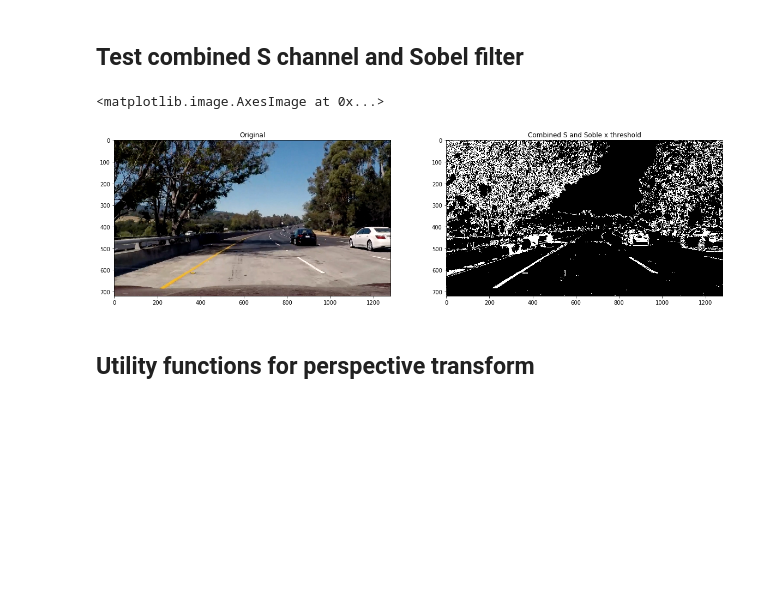
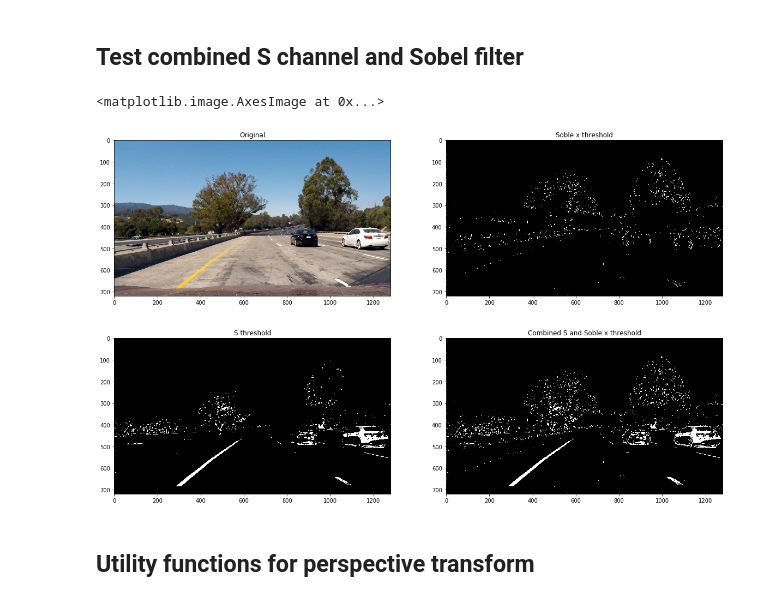
Before and after one commit to lubert/CarND-Advanced-Lane-Lines, a Jupyter notebook: Advanced Lane Detection.ipynb, the cells around one changed output. Drawn from its saved outputs; the diff is of its cells as text; code cells hidden in the pictures; blank space fills up the shorter version.

```diff
--- a/Advanced Lane Detection.ipynb
+++ b/Advanced Lane Detection.ipynb
@@ -89,9 +89,9 @@ def s_select(img, thresh=(150, 255)):
     binary[(S > thresh[0]) & (S <= thresh[1])] = 1
     return binary
 
-def sobel_select(img, thresh=(20,100)):
+def sobel_select(img, thresh=(50,100), sobel_kernel=3):
     gray = cv2.cvtColor(img, cv2.COLOR_BGR2GRAY)
-    sobelx = cv2.Sobel(gray, cv2.CV_64F, 1, 0) # Take the derivative in x
+    sobelx = cv2.Sobel(gray, cv2.CV_64F, 1, 0, ksize=sobel_kernel) # Take the derivative in x
     abs_sobelx = np.absolute(sobelx) # Absolute x derivative to accentuate lines away from horizontal
     scaled_sobel = np.uint8(255*abs_sobelx/np.max(abs_sobelx))
     binary = np.zeros_like(scaled_sobel)
@@ -105,22 +105,30 @@ def combine_binary(a, b):
 # %% [markdown]
 ## Test combined S channel and Sobel filter
 # %%
-image = cv2.imread('test_images/test5.jpg')
+image = cv2.imread('test_images/test1.jpg')
 
 s_binary = s_select(image)
-sobelx_binary = sobel_select(image)
+sobelx_binary = sobel_select(image, thresh=(50,100))
 combined_binary = combine_binary(s_binary, sobelx_binary)
 
 # Plot the result
 f, (ax1, ax2) = plt.subplots(1, 2, figsize=(20,10))
 ax1.set_title('Original')
 ax1.imshow(cv2.cvtColor(image, cv2.COLOR_BGR2RGB))
 
+ax2.set_title('Soble x threshold')
+ax2.imshow(sobelx_binary, cmap='gray')
+
+f, (ax1, ax2) = plt.subplots(1, 2, figsize=(20,10))
+ax1.set_title('S threshold')
+ax1.imshow(s_binary, cmap='gray')
+
 ax2.set_title('Combined S and Soble x threshold')
 ax2.imshow(combined_binary, cmap='gray')
 # %% [output]
 <matplotlib.image.AxesImage at 0x...>
-[figure, old version]
+[figure, new version]
+[figure, added]
 # %% [markdown]
 ## Utility functions for perspective transform
 # %%
```
Also changed, not shown: parts of 10 cells of this notebook.
